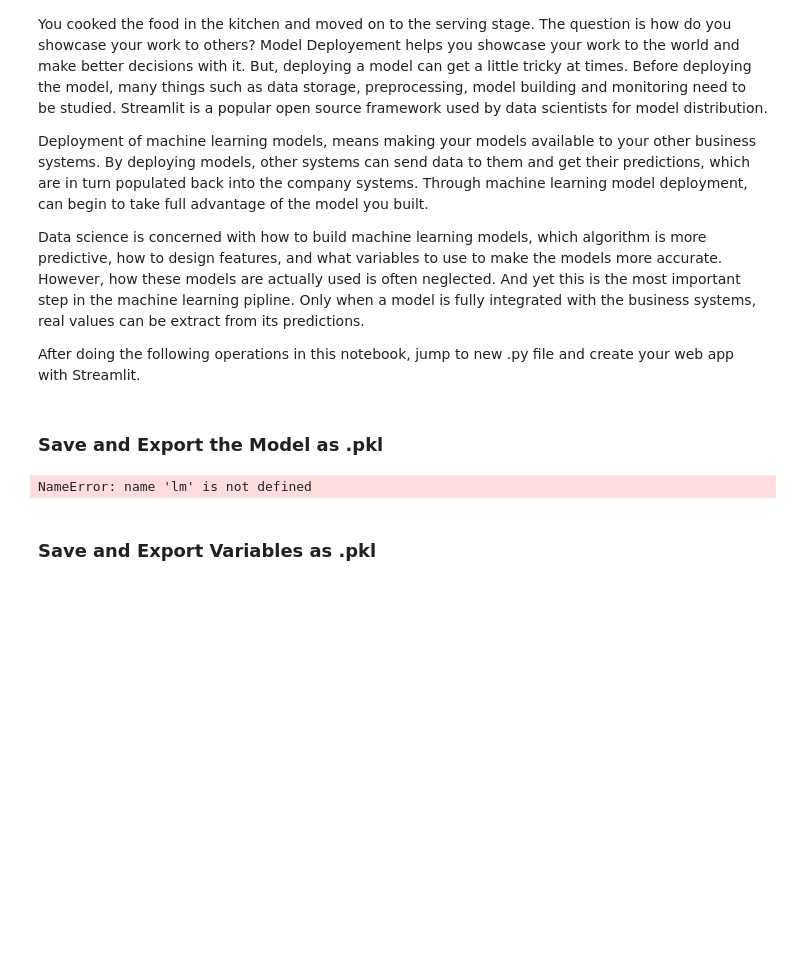
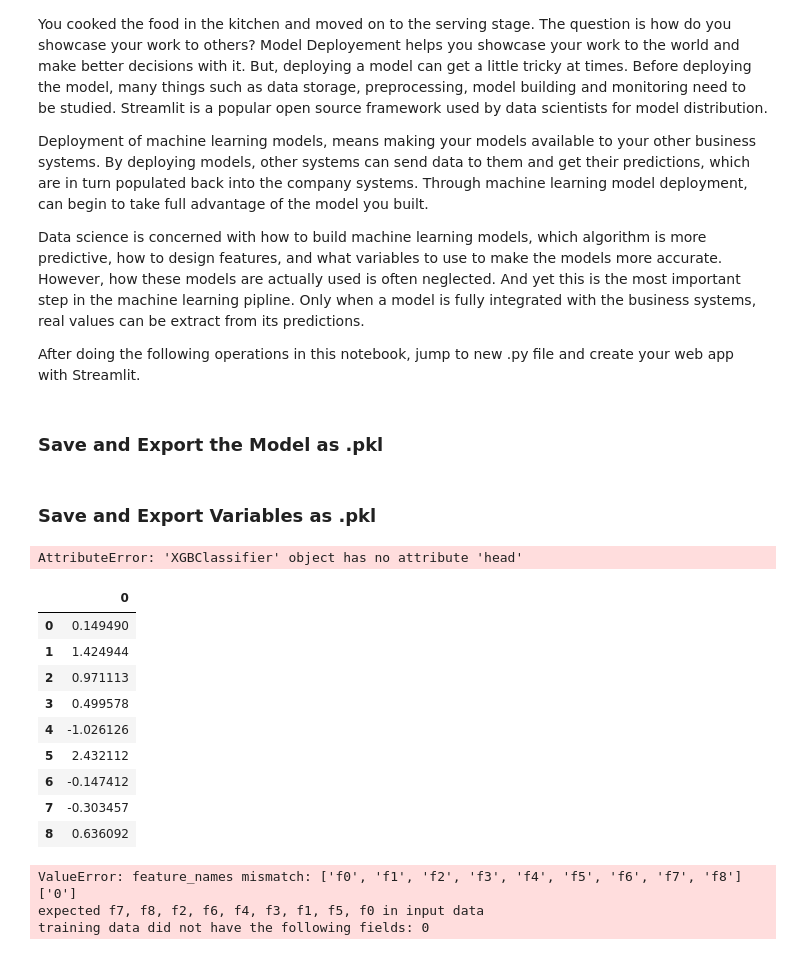
Before and after one commit to smeteo/Data_Science_and_Machine_Learning, a Jupyter notebook: 8. Capstone Projects/Project_2_Churn_Prediction/Churn Prediction_Capstone_Project_2.ipynb, the cells around one changed output. Saved outputs shown, nothing was run; the diff lists cells and outputs as text; code cells hidden in the pictures; blank space fills up the shorter version.

```diff
--- a/8. Capstone Projects/Project_2_Churn_Prediction/Churn Prediction_Capstone_Project_2.ipynb
+++ b/8. Capstone Projects/Project_2_Churn_Prediction/Churn Prediction_Capstone_Project_2.ipynb
@@ -920,9 +930,8 @@ After doing the following operations in this notebook, jump to new .py file and
 ### Save and Export the Model as .pkl
 # %%
 import pickle
-pickle.dump(xgb_tuned,open("XGBoost.pkl","wb"))
-pickle.dump(rf_model,open("RandomForest.pkl","wb"))
+pickle.dump(xgb_clf,open("XGBoost","wb"))
+pickle.dump(dt_clf,open("Dectree","wb"))
+pickle.dump(knn_clf,open("Knn","wb"))
-# %% [output]
-NameError: name 'lm' is not defined
 # %% [markdown]
 ### Save and Export Variables as .pkl
@@ -928,0 +940,25 @@ NameError: name 'lm' is not defined
+# %%
+XG_model.head()
+# %% [output]
+AttributeError: 'XGBClassifier' object has no attribute 'head'
+# %%
+a=pd.DataFrame(X_test[0]).T
+# %%
+a.T
+# %% [output]
+|  | 0 |
+| 0 | 0.149490 |
+| 1 | 1.424944 |
+| 2 | 0.971113 |
+| 3 | 0.499578 |
+| 4 | -1.026126 |
+| 5 | 2.432112 |
+| 6 | -0.147412 |
+| 7 | -0.303457 |
+| 8 | 0.636092 |
+# %%
+XG_model.predict(a.T)#[0]
+# %% [output]
+ValueError: feature_names mismatch: ['f0', 'f1', 'f2', 'f3', 'f4', 'f5', 'f6', 'f7', 'f8'] ['0']
+expected f7, f8, f2, f6, f4, f3, f1, f5, f0 in input data
+training data did not have the following fields: 0
```
Also changed, not shown: parts of 26 cells of this notebook, 5 other files.
